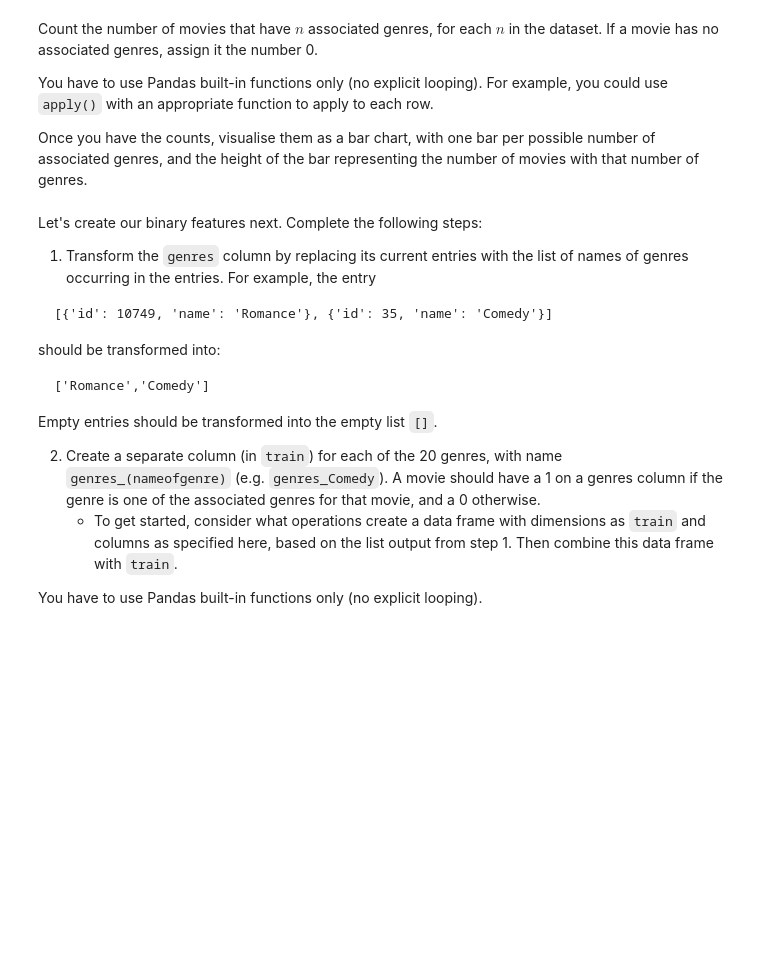
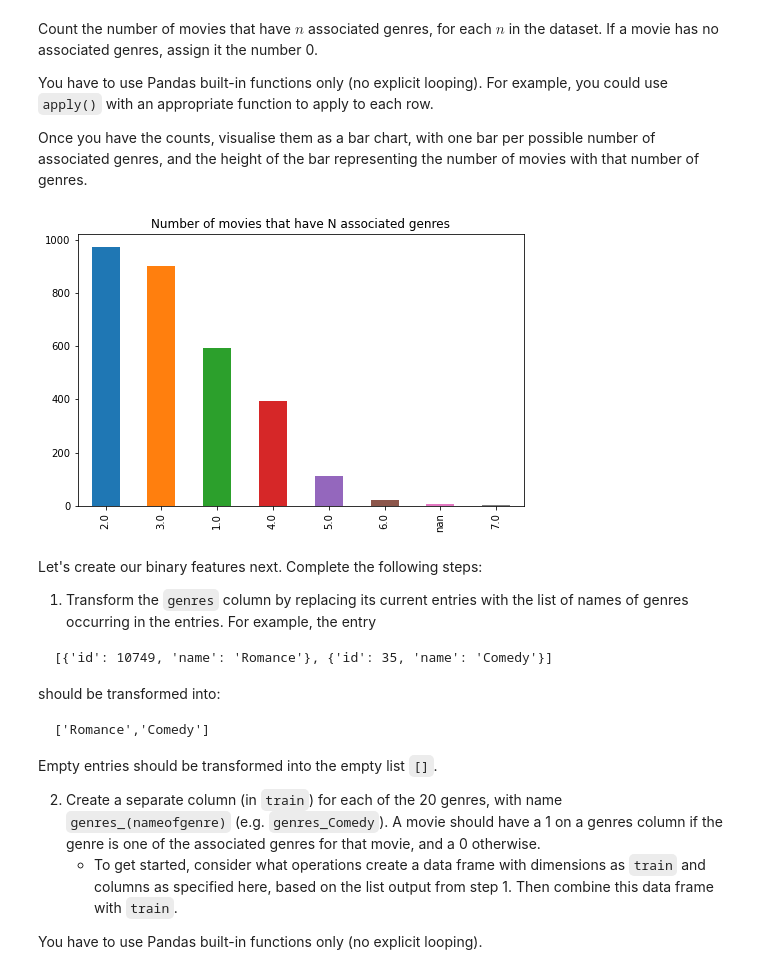
Before and after one commit to simonmoesorensen/02807DataScience-project-1, a Jupyter notebook: 02807_Project_1.ipynb, the cells around one changed output. Saved outputs shown, nothing was run; the diff lists cells and outputs as text; code cells hidden in the pictures; blank space fills up the shorter version.

```diff
--- a/02807_Project_1.ipynb
+++ b/02807_Project_1.ipynb
@@ -695,3 +728,17 @@ Don't loop explicitly over the rows to perform this preprocessing. Your datafram
+# %%
+def load_train_data(url):
+    train = pd.read_csv(url)
+    train['belongs_to_collection'] = train['belongs_to_collection'].apply(literal_eval)
+    train['genres'] = train['genres'].apply(literal_eval)
+    train['production_companies'] = train['production_companies'].apply(literal_eval)
+    train['production_countries'] = train['production_countries'].apply(literal_eval)
+    train['spoken_languages'] = train['spoken_languages'].apply(literal_eval)
+    train['Keywords'] = train['Keywords'].apply(literal_eval)
+    train['cast'] = train['cast'].apply(literal_eval)
+    train['crew'] = train['crew'].apply(literal_eval)
+    return train
+
+train = load_train_data(train_url)
 # %% [markdown]
 Looking at the 'genres' column, you can see that movies have a varying number of associated genres.
 # %%
@@ -709,3 +760,14 @@ Once you have the counts, visualise them as a bar chart, with one bar per possib
+# %%
+counts = train['genres'].str.len().value_counts(dropna=False)
+# sort, add axes titles
+import seaborn as sns
+
+ax_bar = counts \
+              .plot(kind='bar', color=sns.color_palette(),
+                    title='Number of movies that have N associated genres',
+                    figsize=(8, 5))
+# %% [output]
+[figure, added]
 # %% [markdown]
 Let's create our binary features next. Complete the following steps:
 
```
Also changed, not shown: parts of 35 cells of this notebook.
